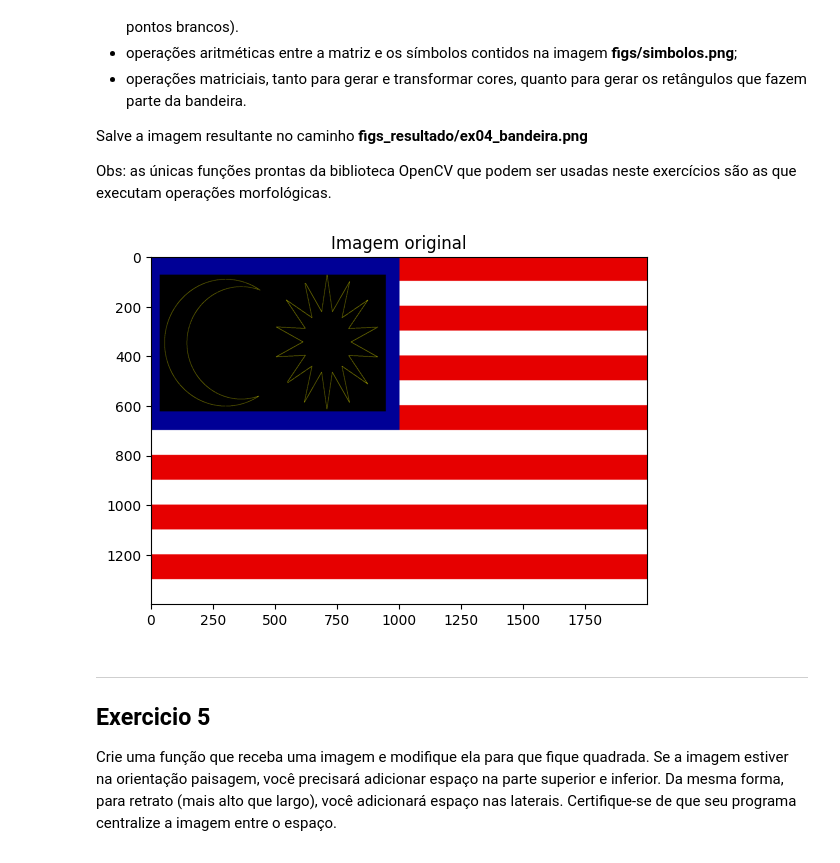
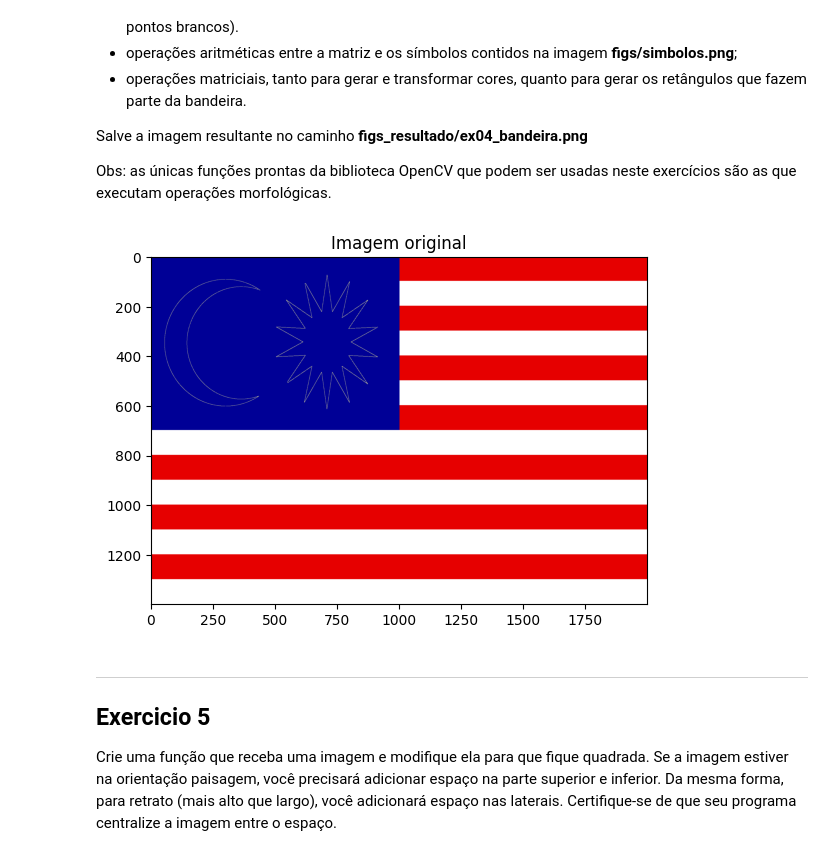
Before and after one commit to RafaelVieiraFelipe/ProcessamentoImagens, a Jupyter notebook: 2024S1_PDI_AC2.ipynb, the cells around one changed output. Drawn from its saved outputs; the diff is of its cells as text; code cells hidden in the pictures.

```diff
--- a/2024S1_PDI_AC2.ipynb
+++ b/2024S1_PDI_AC2.ipynb
@@ -248,39 +248,40 @@ matriz[0:altura//2, 0:largura//2] = [0, 0, 150]
 imgSimbolos = cv2.imread(pathFigs + 'simbolos.png', cv2.IMREAD_UNCHANGED)
 
 
 imgSimbolos = cv2.cvtColor(imgSimbolos, cv2.COLOR_BGR2RGB)
-#imgSimbolos = np.where(imgSimbolos < 1, [0,0,150], imgSimbolos)
 
 imgSimbolos = np.where(imgSimbolos > 0, [255,255,0], imgSimbolos)
 imgSimbolos = imgSimbolos.astype(np.uint8)
 kernel = np.ones((3,3),np.uint8)
 
 imgSimbolos = cv2.morphologyEx(imgSimbolos, cv2.MORPH_TOPHAT, kernel)
 
 
 lua = imgSimbolos[0:imgSimbolos.shape[0]//2+70, :]
 sol = imgSimbolos[imgSimbolos.shape[0]//2+70:, :]
 
+
 ajuste_tamanho = 20
 ajuste_altura = 150
 figura_altura = altura//2-ajuste_altura
 figura_largura = largura//2//2-ajuste_tamanho
 cola = 30
 lua = cv2.resize(lua, (figura_largura, figura_altura))
 sol = cv2.resize(sol, (figura_largura, figura_altura))
 
+
+
+lua = np.where(lua == 0, [0,0,150], lua)
+sol = np.where(sol == 0, [0,0,150], sol)
+
 matriz[ajuste_altura//2:altura//2-ajuste_altura//2, ajuste_tamanho+cola//2:largura//2//2+cola//2] = lua
 matriz[ajuste_altura//2:altura//2-ajuste_altura//2, largura//2//2-ajuste_tamanho-cola//2:largura//2-ajuste_tamanho-(ajuste_tamanho+cola//2)] = sol
-
-
-
-
 
 plt.imshow(matriz)
 plt.title('Imagem original')
 plt.show()
 # %% [output]
-[figure, old version]
+[figure, new version]
 # %% [markdown]
 ----
 ## Exercicio 5
```
Also changed, not shown: parts of 5 cells of this notebook, 3 other files.
